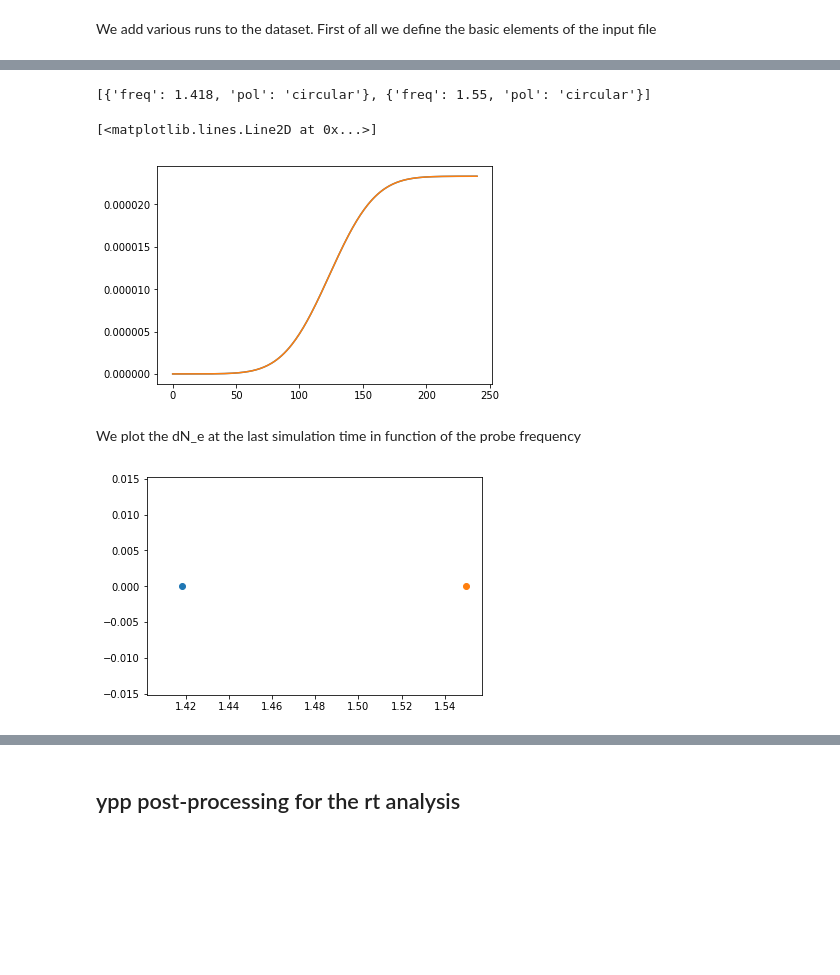
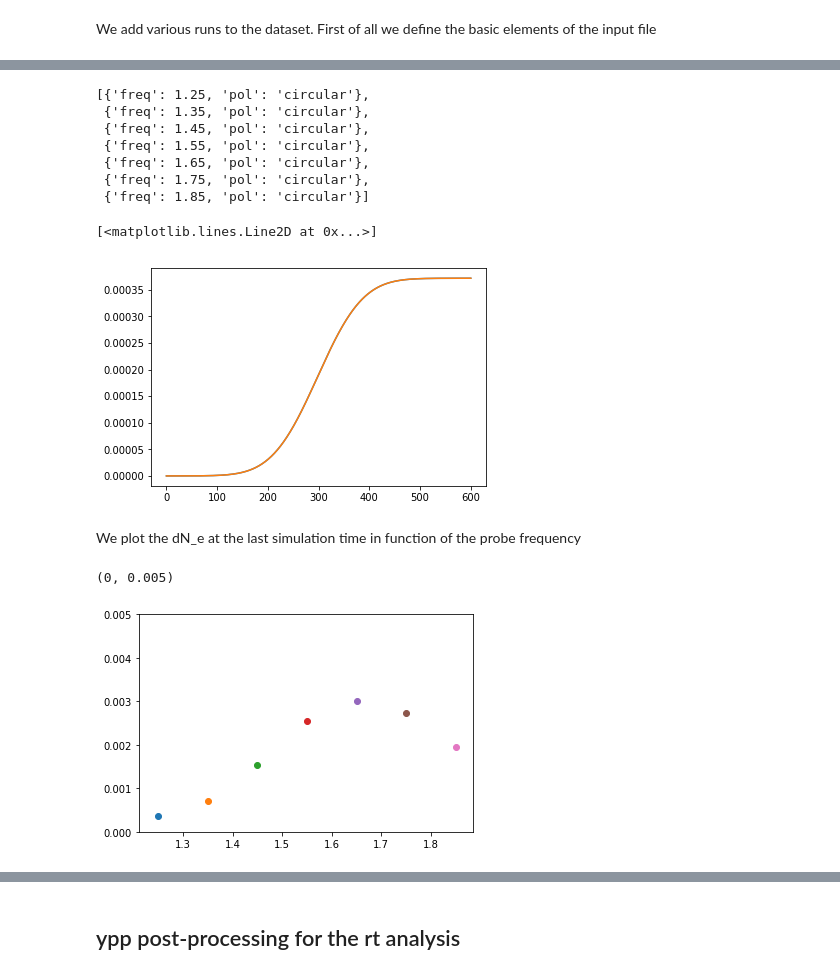
Before and after one commit to marcodalessandro76/Generation-and-decay-of-the-degree-of-spin-polarization-in-GaAs, a Jupyter notebook: RT_calculations.ipynb, the cells around one changed output, grey strips where cells are left out. Cells and saved outputs as stored; diff of their text form; code cells hidden in the pictures; blank space fills up the shorter version.

```diff
--- a/RT_calculations.ipynb
+++ b/RT_calculations.ipynb
@@ -11,27 +11,20 @@ mpi_run = 'mpirun -np 16'
 Choose the source and the  run_dir on the basis of the number of k-points and shift
 # %%
 #source = 'nscf/bnds_40-kpoints_4.save'
-source = 'nscf/bnds_40-kpoints_8.save'
+#source = 'nscf/bnds_40-kpoints_8.save'
 #source = 'nscf/bnds_40-kpoints_12.save'
 #source = 'nscf/bnds_40-kpoints_8-shift_1.save'
 #source = 'nscf/bnds_40-kpoints_10-shift_1.save'
-#source = 'nscf/bnds_40-kpoints_100-sampling_random.save'
-#source = 'nscf/bnds_40-sampling_gamma.save/'
+source = 'nscf/bnds_40-kpoints_100-sampling_random.save'
+#source = 'nscf/bnds_40-sampling_gamma.save'
+#source = 'nscf/bnds_40-sampling_gamma_and_shifted_points.save'
+#source = 'nscf/bnds_40-kpoints_50-sampling_random-5em3-close-gamma.save'
 
-#run_dir = 'rt_k8_width40'
-#run_dir = 'rt_k8_shift'
-#run_dir = 'rt_k10_shift'
-#run_dir = 'rt_k100_random'
-#run_dir = 'rt_k8_width100'
-#run_dir = 'rt_k8_width200'
-#run_dir = 'rt_gamma_width40'
-#run_dir = 'rt_gamma_width40_no-commutator'
-#run_dir = 'rt_k8_low-int_no-commutator'
-#run_dir = 'rt_k4_width40'
-#run_dir = 'rt_k12_width40
-#run_dir = 'rt_k4_mcond'
-#run_dir = 'rt_gamma_mcond'
-run_dir = 'rt_k8_mcond'
+#run_dir = 'rt_gamma'
+#run_dir = 'rt_gamma_no.com'
+#run_dir = 'rt_gamma-and-close'
+#run_dir = 'rt_gamma-and-close_no-com'
+run_dir = 'rt_k100random_width100_no-com'
 # %% [markdown]
 ## Construction of the FixSymm folder
 # %% [markdown]
@@ -129,7 +122,7 @@ rt_input = I.YamboIn('yambo_rt -n p -v ip -V qp',folder=yambo_rt.run_dir)
 
 time_step = 10 #as
 field_int = 1000.0 #kWLm2
-field_width = 40 #fs
+field_width = 100 #fs
 sim_time = 6*field_width
 rt_bands = [5,10]
 
@@ -153,8 +146,8 @@ for k,v in rt_parameters.items():
 #print(rt_input)
 # %%
 # circular polarization spanning a given frequencies range
-#freq_range = [1.15,1.25,1.35,1.45,1.55,1.65,1.75,1.85]
-freq_range =  [1.418,1.55]
+freq_range = [1.25,1.35,1.45,1.55,1.65,1.75,1.85]
+#freq_range =  [1.55]
 for f in freq_range:
     pars = { 'Field1_Freq'  : [[f,f],'eV'],
              'Field1_pol'   : 'circular',
@@ -216,7 +219,13 @@ parse file : rt_k8_mcond/FixSymm/freq_1.55-pol_circular/o-freq_1.55-pol_circular
 # %%
 yambo_rt.ids
 # %% [output]
-[{'freq': 1.418, 'pol': 'circular'}, {'freq': 1.55, 'pol': 'circular'}]
+[{'freq': 1.25, 'pol': 'circular'},
+ {'freq': 1.35, 'pol': 'circular'},
+ {'freq': 1.45, 'pol': 'circular'},
+ {'freq': 1.55, 'pol': 'circular'},
+ {'freq': 1.65, 'pol': 'circular'},
+ {'freq': 1.75, 'pol': 'circular'},
+ {'freq': 1.85, 'pol': 'circular'}]
 # %%
 res = yambo_rt.results[0]
 # %%
@@ -224,13 +233,14 @@ plt.plot(res.time,res.dN_hole)
 plt.plot(res.time,res.dN_elec)
 # %% [output]
 [<matplotlib.lines.Line2D at 0x...>]
-[figure, old version]
+[figure, new version]
 # %% [markdown]
 We plot the dN_e at the last simulation time in function of the probe frequency
 # %%
 for ind,f in enumerate(freq_range):
     res = yambo_rt.results[ind]
     plt.scatter(f,res.dN_elec[-1])
-#plt.ylim((0,2e-3))
+plt.ylim((0,5e-3))
 # %% [output]
+(0, 0.005)
-[figure, old version]
+[figure, new version]
```
Also changed, not shown: parts of 33 cells of this notebook, 3 other files.
